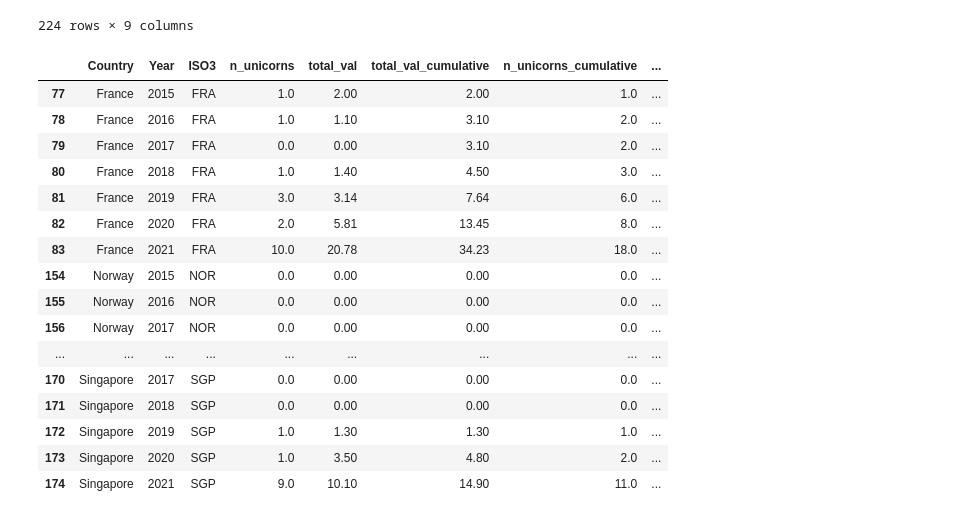
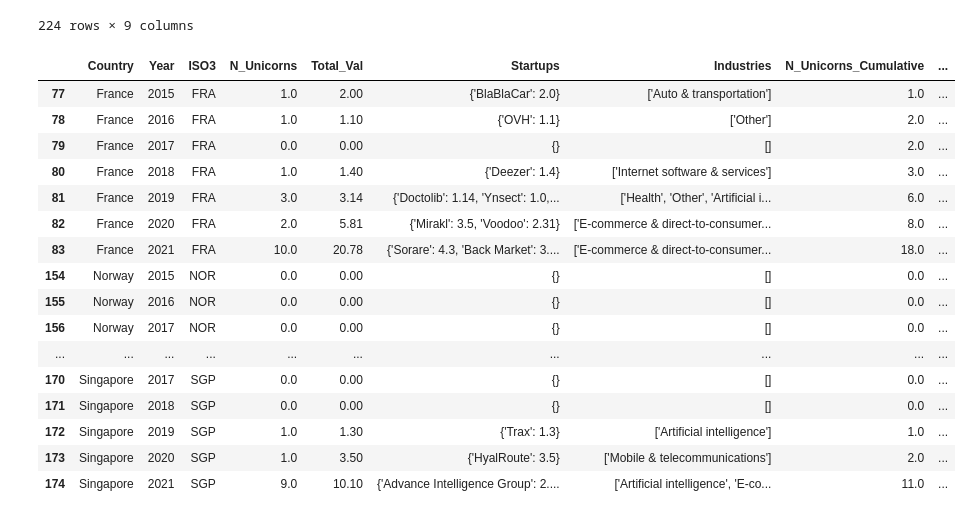
Before and after one commit to dalnakeb/Information_Visualisation_Project, a Jupyter notebook: notebooks/preprocessing.ipynb, the cells around one changed output. Drawn from its saved outputs; the diff is of its cells as text; code cells hidden in the pictures.

```diff
--- a/notebooks/preprocessing.ipynb
+++ b/notebooks/preprocessing.ipynb
@@ -469,8 +616,8 @@ qol_df.head()
 # %% [markdown]
 ## Save Data in CSV format
 # %%
-filename = "World_Wide_Unicorn_Startups.csv"
-unicorn_startups_df.to_csv(posixpath.join(PREPROCESSED_DATA_PATH, filename), index=False)
-unicorn_startups_df = pd.read_csv(posixpath.join(PREPROCESSED_DATA_PATH, filename))
-unicorn_startups_df
+filename = "Unicorn_Startups_Per_Country.csv"
+unicorn_startups_country_df.to_csv(posixpath.join(PREPROCESSED_DATA_PATH, filename), index=False)
+unicorn_startups_country_df = pd.read_csv(posixpath.join(PREPROCESSED_DATA_PATH, filename))
+unicorn_startups_country_df
 # %% [output]
@@ -507,22 +673,22 @@ qol_df
 | 223 | United States | 167.0 | 102.6 | 71.9 | 4.0 | ... |
 224 rows × 9 columns
 # %%
-unicorn_startups_df[unicorn_startups_df["Country_Geom"].isna()]
+unicorn_startups_country_df[unicorn_startups_country_df["Country_Geom"].isna()]
 # %% [output]
-|  | Country | Year | ISO3 | n_unicorns | total_val | total_val_cumulative | n_unicorns_cumulative | ... |
-| 77 | France | 2015 | FRA | 1.0 | 2.00 | 2.00 | 1.0 | ... |
-| 78 | France | 2016 | FRA | 1.0 | 1.10 | 3.10 | 2.0 | ... |
-| 79 | France | 2017 | FRA | 0.0 | 0.00 | 3.10 | 2.0 | ... |
-| 80 | France | 2018 | FRA | 1.0 | 1.40 | 4.50 | 3.0 | ... |
-| 81 | France | 2019 | FRA | 3.0 | 3.14 | 7.64 | 6.0 | ... |
-| 82 | France | 2020 | FRA | 2.0 | 5.81 | 13.45 | 8.0 | ... |
-| 83 | France | 2021 | FRA | 10.0 | 20.78 | 34.23 | 18.0 | ... |
-| 154 | Norway | 2015 | NOR | 0.0 | 0.00 | 0.00 | 0.0 | ... |
-| 155 | Norway | 2016 | NOR | 0.0 | 0.00 | 0.00 | 0.0 | ... |
-| 156 | Norway | 2017 | NOR | 0.0 | 0.00 | 0.00 | 0.0 | ... |
-| ... | ... | ... | ... | ... | ... | ... | ... | ... |
-| 170 | Singapore | 2017 | SGP | 0.0 | 0.00 | 0.00 | 0.0 | ... |
-| 171 | Singapore | 2018 | SGP | 0.0 | 0.00 | 0.00 | 0.0 | ... |
-| 172 | Singapore | 2019 | SGP | 1.0 | 1.30 | 1.30 | 1.0 | ... |
-| 173 | Singapore | 2020 | SGP | 1.0 | 3.50 | 4.80 | 2.0 | ... |
-| 174 | Singapore | 2021 | SGP | 9.0 | 10.10 | 14.90 | 11.0 | ... |
+|  | Country | Year | ISO3 | N_Unicorns | Total_Val | Startups | Industries | N_Unicorns_Cumulative | ... |
+| 77 | France | 2015 | FRA | 1.0 | 2.00 | {'BlaBlaCar': 2.0} | ['Auto & transportation'] | 1.0 | ... |
+| 78 | France | 2016 | FRA | 1.0 | 1.10 | {'OVH': 1.1} | ['Other'] | 2.0 | ... |
+| 79 | France | 2017 | FRA | 0.0 | 0.00 | {} | [] | 2.0 | ... |
+| 80 | France | 2018 | FRA | 1.0 | 1.40 | {'Deezer': 1.4} | ['Internet software & services'] | 3.0 | ... |
+| 81 | France | 2019 | FRA | 3.0 | 3.14 | {'Doctolib': 1.14, 'Ynsect': 1.0,... | ['Health', 'Other', 'Artificial i... | 6.0 | ... |
+| 82 | France | 2020 | FRA | 2.0 | 5.81 | {'Mirakl': 3.5, 'Voodoo': 2.31} | ['E-commerce & direct-to-consumer... | 8.0 | ... |
+| 83 | France | 2021 | FRA | 10.0 | 20.78 | {'Sorare': 4.3, 'Back Market': 3.... | ['E-commerce & direct-to-consumer... | 18.0 | ... |
+| 154 | Norway | 2015 | NOR | 0.0 | 0.00 | {} | [] | 0.0 | ... |
+| 155 | Norway | 2016 | NOR | 0.0 | 0.00 | {} | [] | 0.0 | ... |
+| 156 | Norway | 2017 | NOR | 0.0 | 0.00 | {} | [] | 0.0 | ... |
+| ... | ... | ... | ... | ... | ... | ... | ... | ... | ... |
+| 170 | Singapore | 2017 | SGP | 0.0 | 0.00 | {} | [] | 0.0 | ... |
+| 171 | Singapore | 2018 | SGP | 0.0 | 0.00 | {} | [] | 0.0 | ... |
+| 172 | Singapore | 2019 | SGP | 1.0 | 1.30 | {'Trax': 1.3} | ['Artificial intelligence'] | 1.0 | ... |
+| 173 | Singapore | 2020 | SGP | 1.0 | 3.50 | {'HyalRoute': 3.5} | ['Mobile & telecommunications'] | 2.0 | ... |
+| 174 | Singapore | 2021 | SGP | 9.0 | 10.10 | {'Advance Intelligence Group': 2.... | ['Artificial intelligence', 'E-co... | 11.0 | ... |
```
Also changed, not shown: parts of 20 cells of this notebook, 2 other files.
